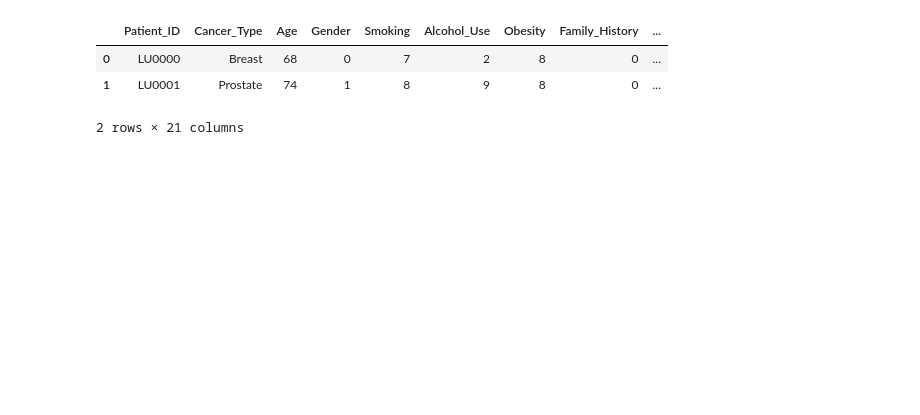
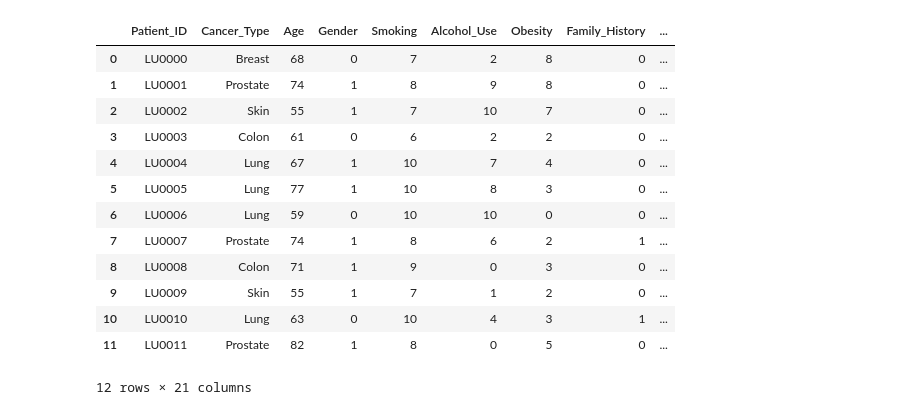
Before and after one commit to Amolihua/ML3037-GRUPO4-ALDIMI, a Jupyter notebook: test_dataset_risk.ipynb, the cells around one changed output. Saved outputs shown, nothing was run; the diff lists cells and outputs as text; code cells hidden in the pictures; blank space fills up the shorter version.

```diff
--- a/test_dataset_risk.ipynb
+++ b/test_dataset_risk.ipynb
@@ -8,9 +9,19 @@ from sklearn.preprocessing import LabelEncoder
 from sklearn.metrics import accuracy_score
 # %%
 df = pd.read_csv("cancer_risk_dataset.csv")
-df.head(2)
+df.head(12)
 # %% [output]
 |  | Patient_ID | Cancer_Type | Age | Gender | Smoking | Alcohol_Use | Obesity | Family_History | ... |
 | 0 | LU0000 | Breast | 68 | 0 | 7 | 2 | 8 | 0 | ... |
 | 1 | LU0001 | Prostate | 74 | 1 | 8 | 9 | 8 | 0 | ... |
+| 2 | LU0002 | Skin | 55 | 1 | 7 | 10 | 7 | 0 | ... |
+| 3 | LU0003 | Colon | 61 | 0 | 6 | 2 | 2 | 0 | ... |
+| 4 | LU0004 | Lung | 67 | 1 | 10 | 7 | 4 | 0 | ... |
+| 5 | LU0005 | Lung | 77 | 1 | 10 | 8 | 3 | 0 | ... |
+| 6 | LU0006 | Lung | 59 | 0 | 10 | 10 | 0 | 0 | ... |
+| 7 | LU0007 | Prostate | 74 | 1 | 8 | 6 | 2 | 1 | ... |
+| 8 | LU0008 | Colon | 71 | 1 | 9 | 0 | 3 | 0 | ... |
+| 9 | LU0009 | Skin | 55 | 1 | 7 | 1 | 2 | 0 | ... |
+| 10 | LU0010 | Lung | 63 | 0 | 10 | 4 | 3 | 1 | ... |
+| 11 | LU0011 | Prostate | 82 | 1 | 8 | 0 | 5 | 0 | ... |
-2 rows × 21 columns
+12 rows × 21 columns
```
Also changed, not shown: parts of 25 cells of this notebook.
